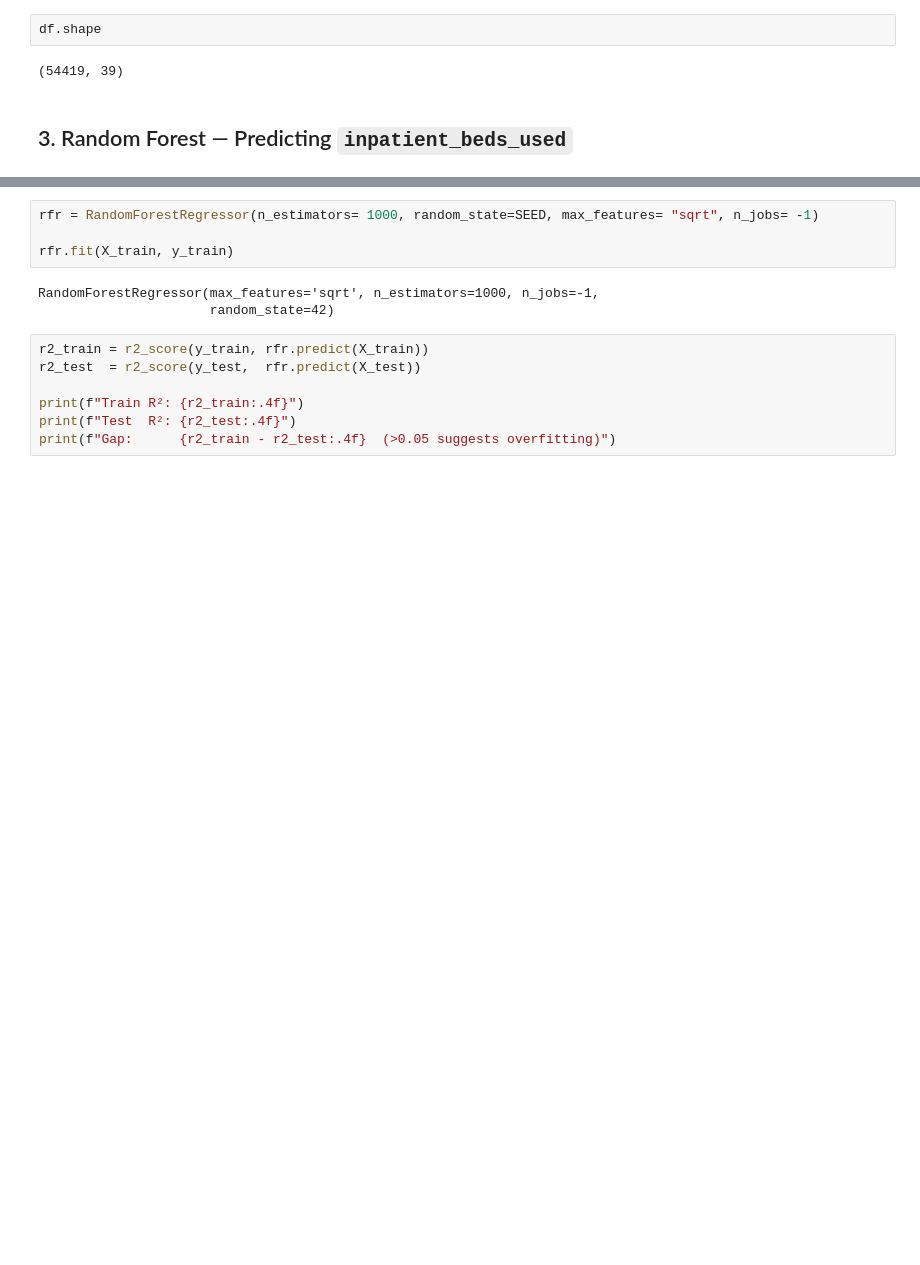
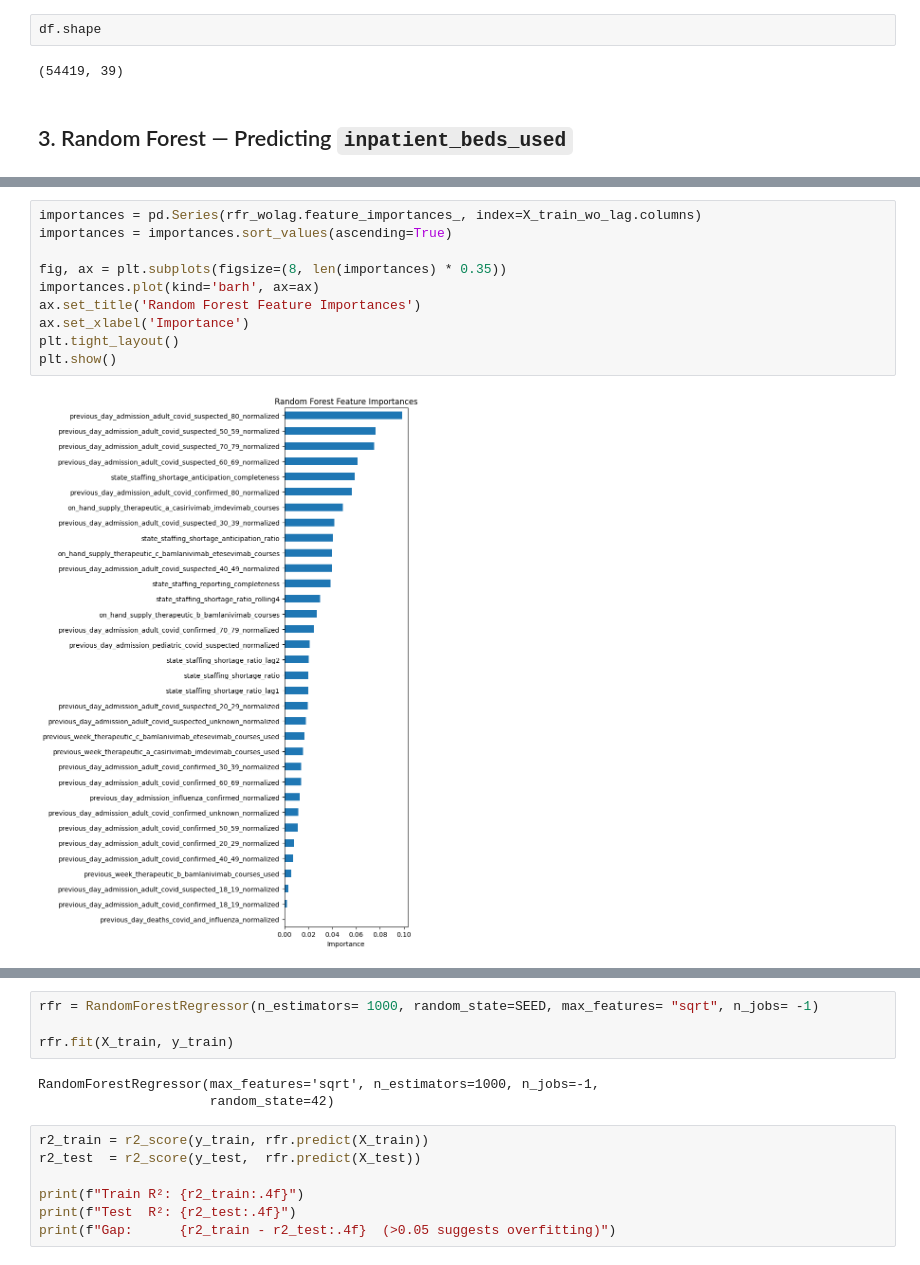
Before and after one commit to dsagher/CSE_881_Final_Project, a Jupyter notebook: combined_notebook.ipynb, the cells around one changed output, grey strips where cells are left out. Saved outputs shown, nothing was run; the diff lists cells and outputs as text; blank space fills up the shorter version.

```diff
--- a/combined_notebook.ipynb
+++ b/combined_notebook.ipynb
@@ -419,0 +451,12 @@ y_test = y.iloc[train_ind:]
+# %%
+importances = pd.Series(rfr_wolag.feature_importances_, index=X_train_wo_lag.columns)
+importances = importances.sort_values(ascending=True)
+
+fig, ax = plt.subplots(figsize=(8, len(importances) * 0.35))
+importances.plot(kind='barh', ax=ax)
+ax.set_title('Random Forest Feature Importances')
+ax.set_xlabel('Importance')
+plt.tight_layout()
+plt.show()
+# %% [output]
+[figure, added]
```
Also changed, not shown: parts of 31 cells of this notebook.
